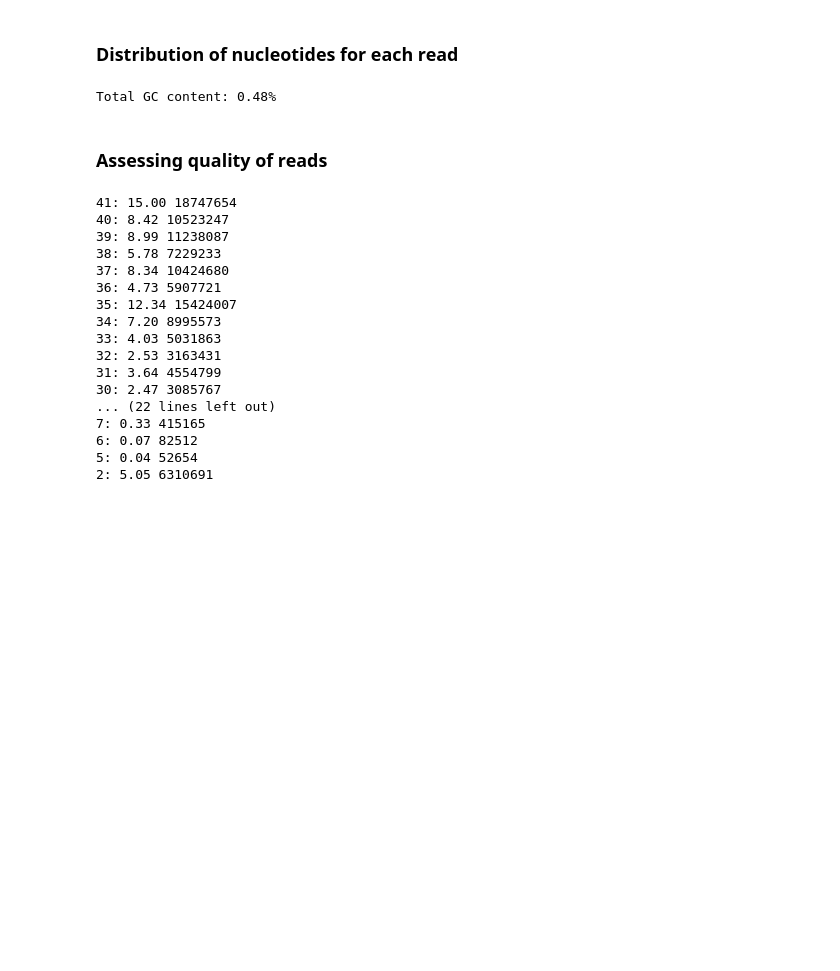
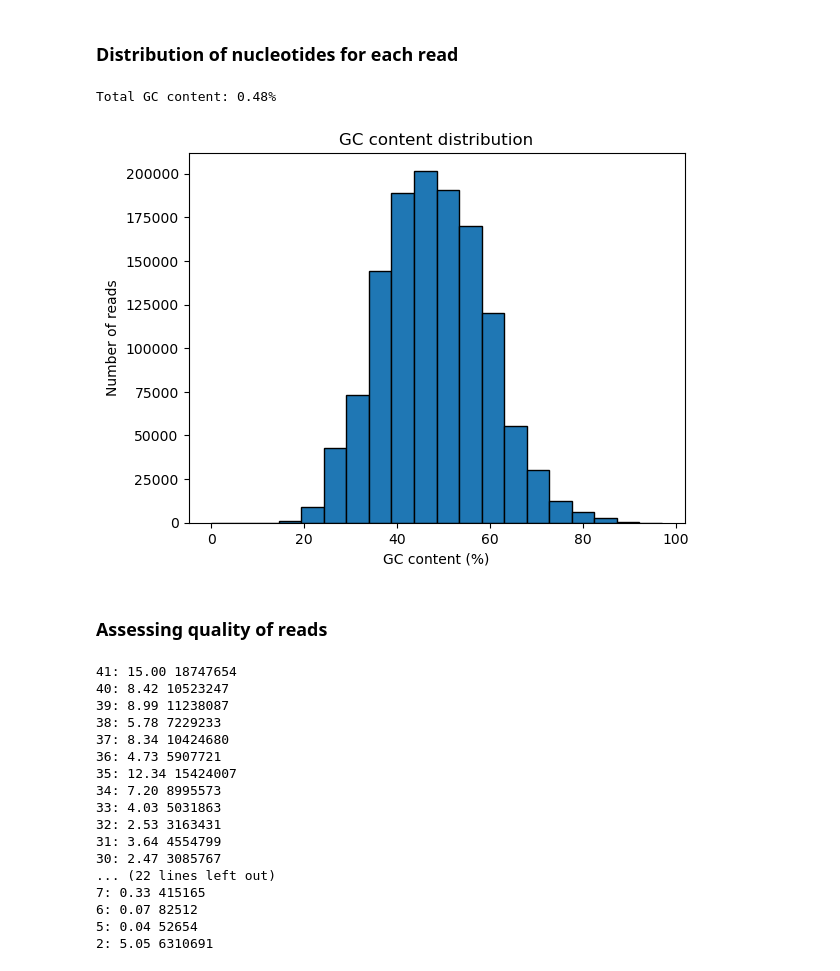
Before and after one commit to StevenN2021/biopython, a Jupyter notebook: FASTQPROCESSING/fastqprocess.ipynb, the cells around one changed output. Drawn from its saved outputs; the diff is of its cells as text; code cells hidden in the pictures; blank space fills up the shorter version.

```diff
--- a/FASTQPROCESSING/fastqprocess.ipynb
+++ b/FASTQPROCESSING/fastqprocess.ipynb
@@ -36,6 +53,20 @@ total_gc,total_bases = map(sum,zip(*gc_data))
 print(f'Total GC content: {total_gc/total_bases:.2%}')
 # %% [output]
 Total GC content: 0.48%
+# %%
+#average gc content per read
+
+gc_data = sorted (
+    100 * gc_fraction(rec.seq) for rec in SeqIO.parse(
+    open('/Users/stevennguyen/Bioinformatics/demo.fastq', 'rt',encoding='utf-8'), 'fastq')
+)
+plt.hist(gc_data, bins=20, edgecolor='black')
+plt.xlabel('GC content (%)')
+plt.ylabel('Number of reads')
+plt.title('GC content distribution')
+plt.show()
+# %% [output]
+[figure, added]
 # %% [markdown]
 ### Assessing quality of reads
 # %%
```
Also changed, not shown: parts of 8 cells of this notebook.
